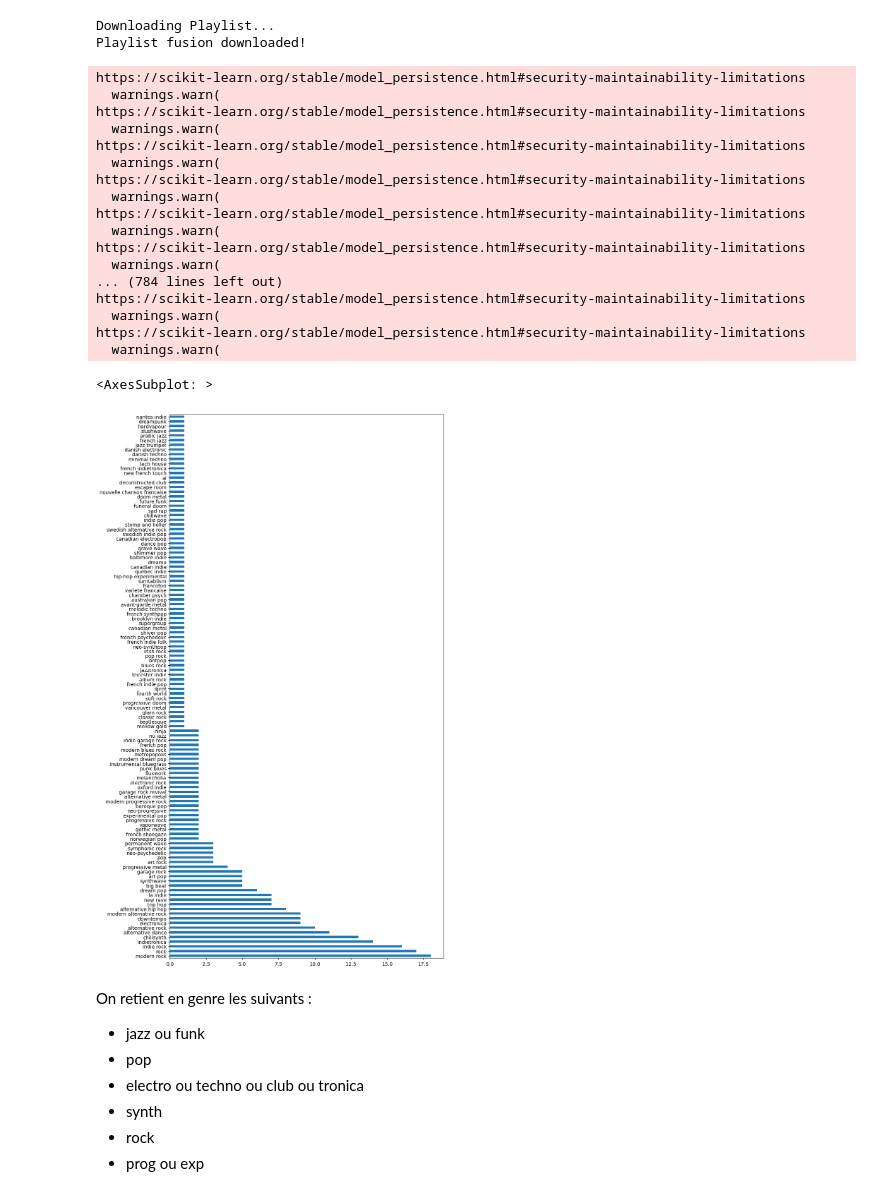
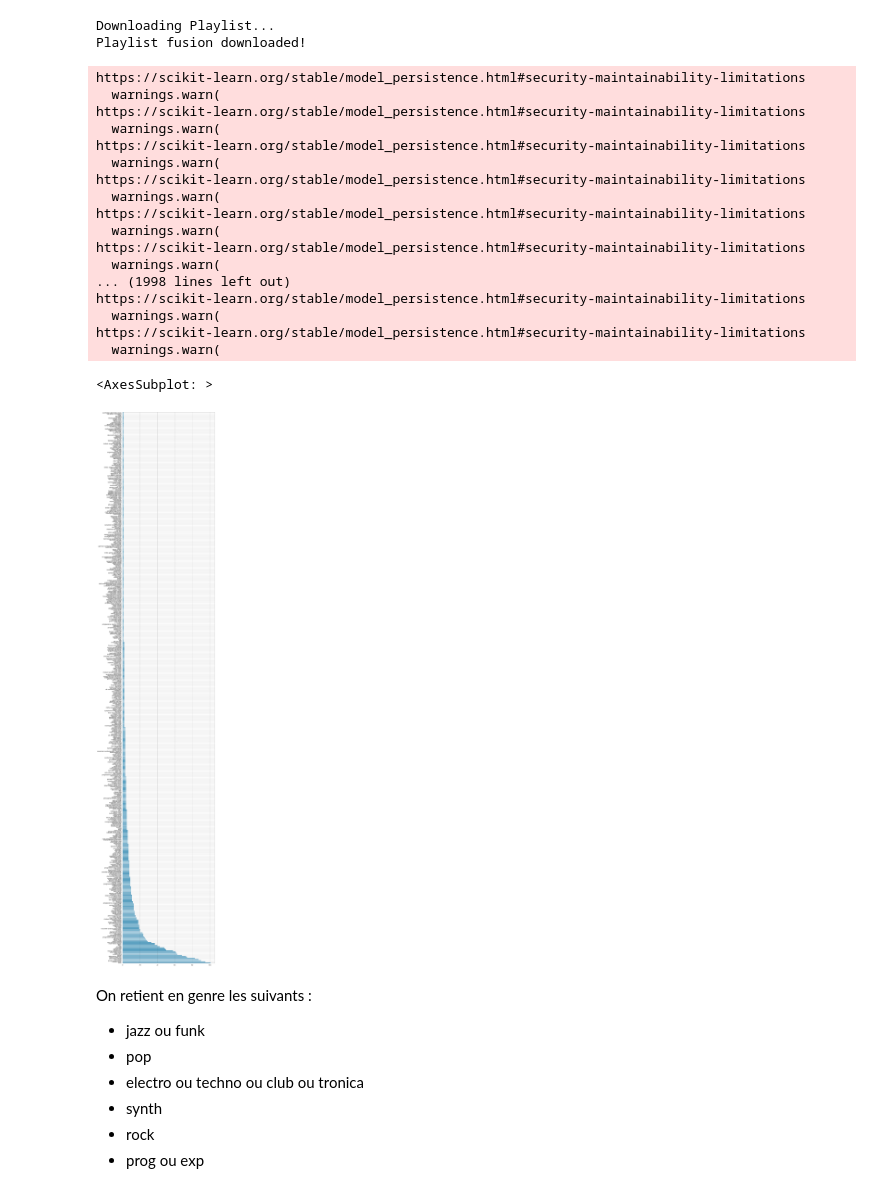
Before and after one commit to LeoMaurice/automated-playlist-making, a Jupyter notebook: example.ipynb, the cells around one changed output. Cells and saved outputs as stored; diff of their text form; code cells hidden in the pictures.

```diff
--- a/example.ipynb
+++ b/example.ipynb
@@ -5,6 +5,8 @@ import pandas as pd
 import numpy as np
 from langdetect import detect
 import matplotlib.pyplot as plt
+import seaborn as sbn
+plt.style.use("seaborn")
 # %%
 import spotiscience as sps
 # %% [markdown]
@@ -172,11 +174,11 @@ languages = {
     'de': 'german'
 }
 name = 'fusion' # name of the playlist u want to extract the predictions from
-len_playlist = 150
+len_playlist = 828
 # %%
 #Return song features of playlist
 playlist = 'https://open.spotify.com/playlist/1UseUQhEDVhhHwfXxiVzP2?si=11a972b658a449c1'
-playlist_data = sd.get_playlist_song_features(playlist_id=playlist,n_songs=100)
+playlist_data = sd.get_playlist_song_features(playlist_id=playlist,n_songs=len_playlist)
 # %% [output]
 Downloading Playlist...
 Playlist fusion downloaded!
@@ -201,7 +203,7 @@ https://scikit-learn.org/stable/model_persistence.html#security-maintainability-
   warnings.warn(
 https://scikit-learn.org/stable/model_persistence.html#security-maintainability-limitations
   warnings.warn(
-... (784 lines left out)
+... (1998 lines left out)
 https://scikit-learn.org/stable/model_persistence.html#security-maintainability-limitations
   warnings.warn(
 https://scikit-learn.org/stable/model_persistence.html#security-maintainability-limitations
@@ -212,11 +214,11 @@ df_playlist = pd.DataFrame.from_records(playlist_data[name])
 collected_genre = df_playlist['genre'].sum()
 # %%
 fig = plt.figure()
-fig.set_size_inches(10,20)
+fig.set_size_inches(10,60)
 pd.Series(collected_genre).value_counts().plot.barh()
 # %% [output]
 <AxesSubplot: >
-[figure, old version]
+[figure, new version]
 # %% [markdown]
 On retient en genre les suivants :
 - jazz ou funk
```
Also changed, not shown: parts of 43 cells of this notebook.
